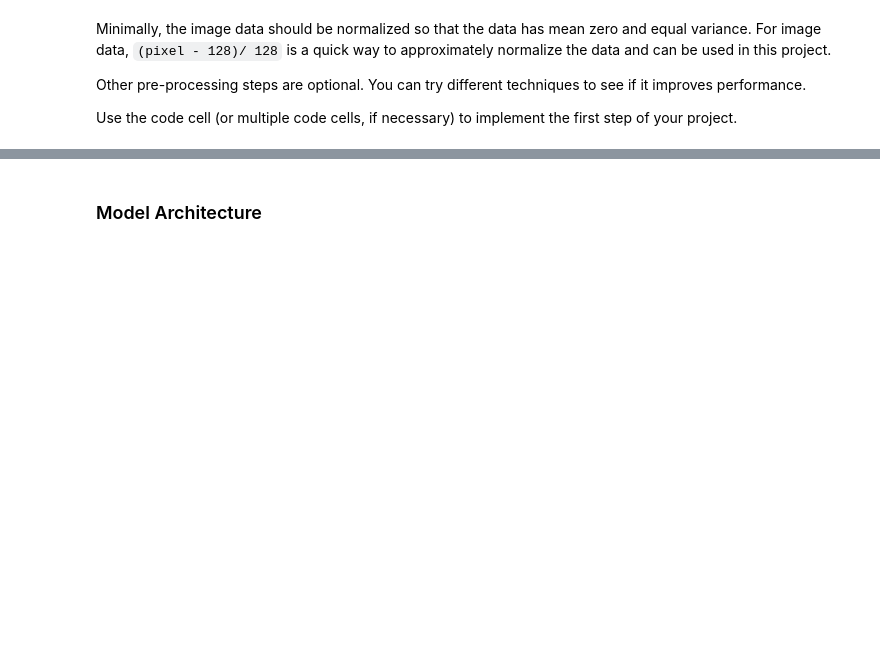
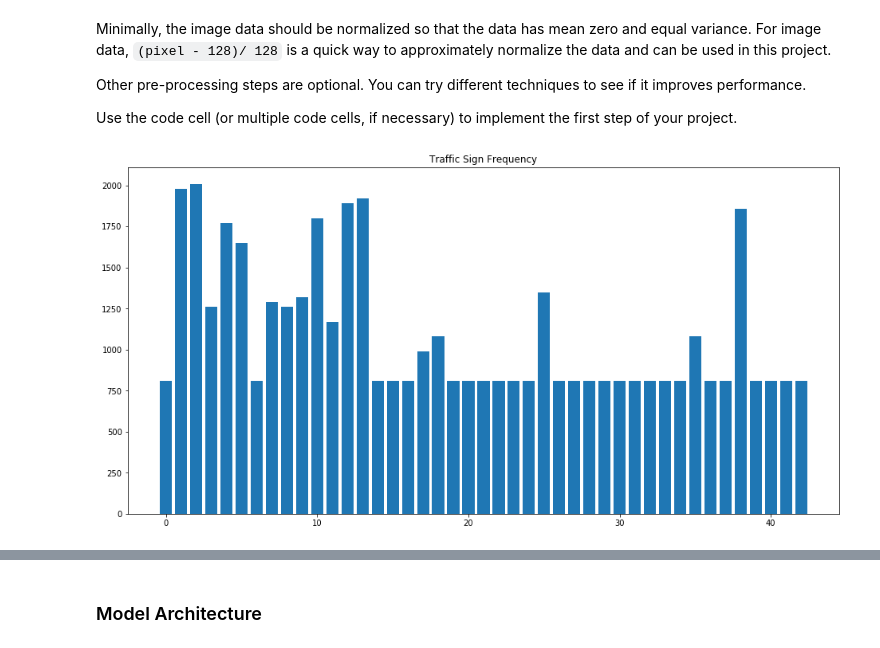
Before and after one commit to tyaq/CarND-Traffic-Sign-Classifier-Project, a Jupyter notebook: Traffic_Sign_Classifier.ipynb, the cells around one changed output, grey strips where cells are left out. Cells and saved outputs as stored; diff of their text form; code cells hidden in the pictures; blank space fills up the shorter version.

Commit message:
Add Generation of data

```diff
--- a/Traffic_Sign_Classifier.ipynb
+++ b/Traffic_Sign_Classifier.ipynb
@@ -175,3 +274,15 @@ X_test = preprocess(X_test)
+# %%
+# Create a histogram of class frequencies in data
+# Equalize this by permuting training data
+item, count = np.unique(y_train, return_counts=True)
+freq = np.array((item, count))
+plt.figure(figsize=(16,8))
+plt.bar(item, count)
+plt.title('Traffic Sign Frequency')
+
+plt.show()
+# %% [output]
+[figure, added]
 # %%
 index = random.randint(0, len(X_train))
 image = X_train[index].squeeze()
```
Also changed, not shown: parts of 14 cells of this notebook, 3 other files.
